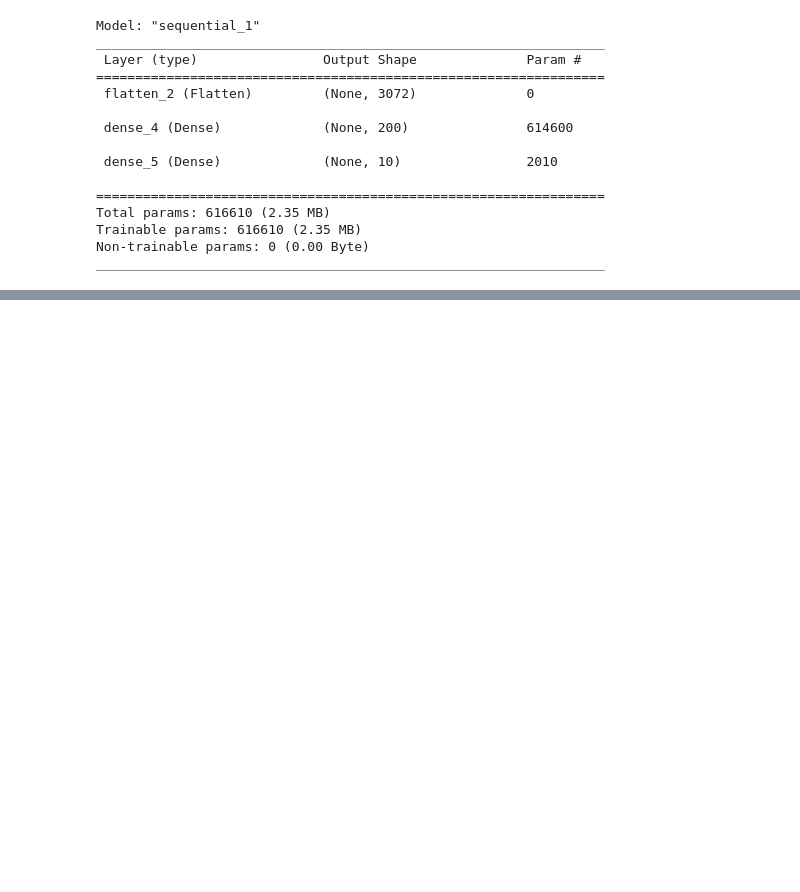
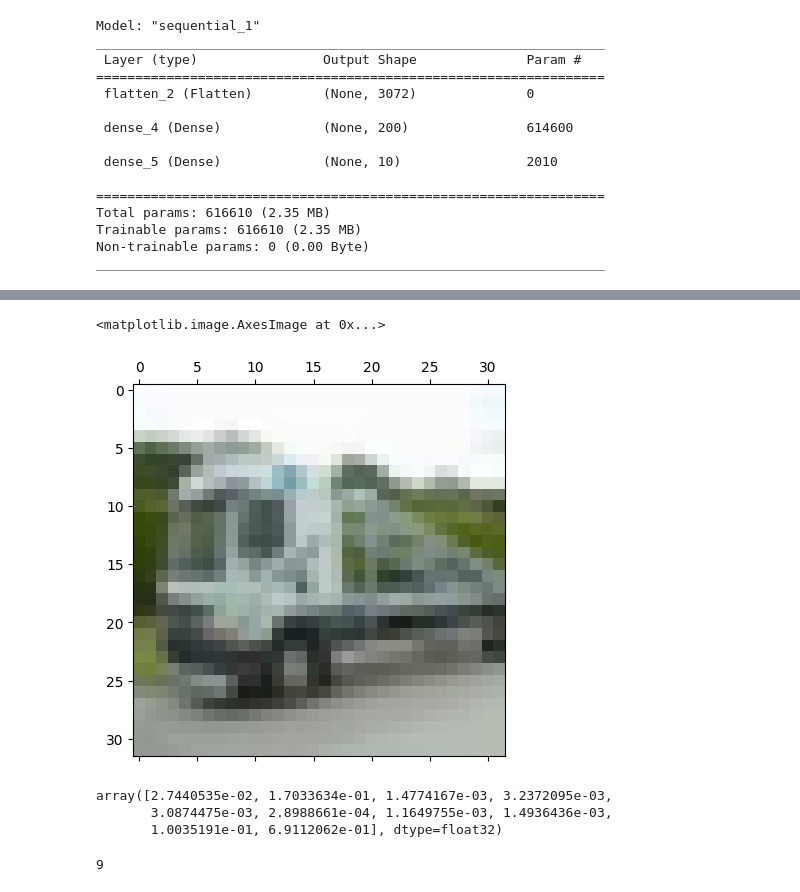
Before and after one commit to sudhanshu22123/Books-Machine-Learning-and-data-Science, a Jupyter notebook: 3exercise.ipynb, the cells around one changed output, grey strips where cells are left out. Saved outputs shown, nothing was run; the diff lists cells and outputs as text; code cells hidden in the pictures; blank space fills up the shorter version.

```diff
--- a/3exercise.ipynb
+++ b/3exercise.ipynb
@@ -116,0 +134,15 @@ Epoch 8/10
+# %%
+plt.matshow(X_test[217])
+# %% [output]
+<matplotlib.image.AxesImage at 0x...>
+[figure, added]
+# %%
+y_predict[217]
+# %% [output]
+array([2.7440535e-02, 1.7033634e-01, 1.4774167e-03, 3.2372095e-03,
+       3.0874475e-03, 2.8988661e-04, 1.1649755e-03, 1.4936436e-03,
+       1.0035191e-01, 6.9112062e-01], dtype=float32)
+# %%
+np.argmax(y_predict[217])
+# %% [output]
+9
```
Also changed, not shown: parts of 4 cells of this notebook.
